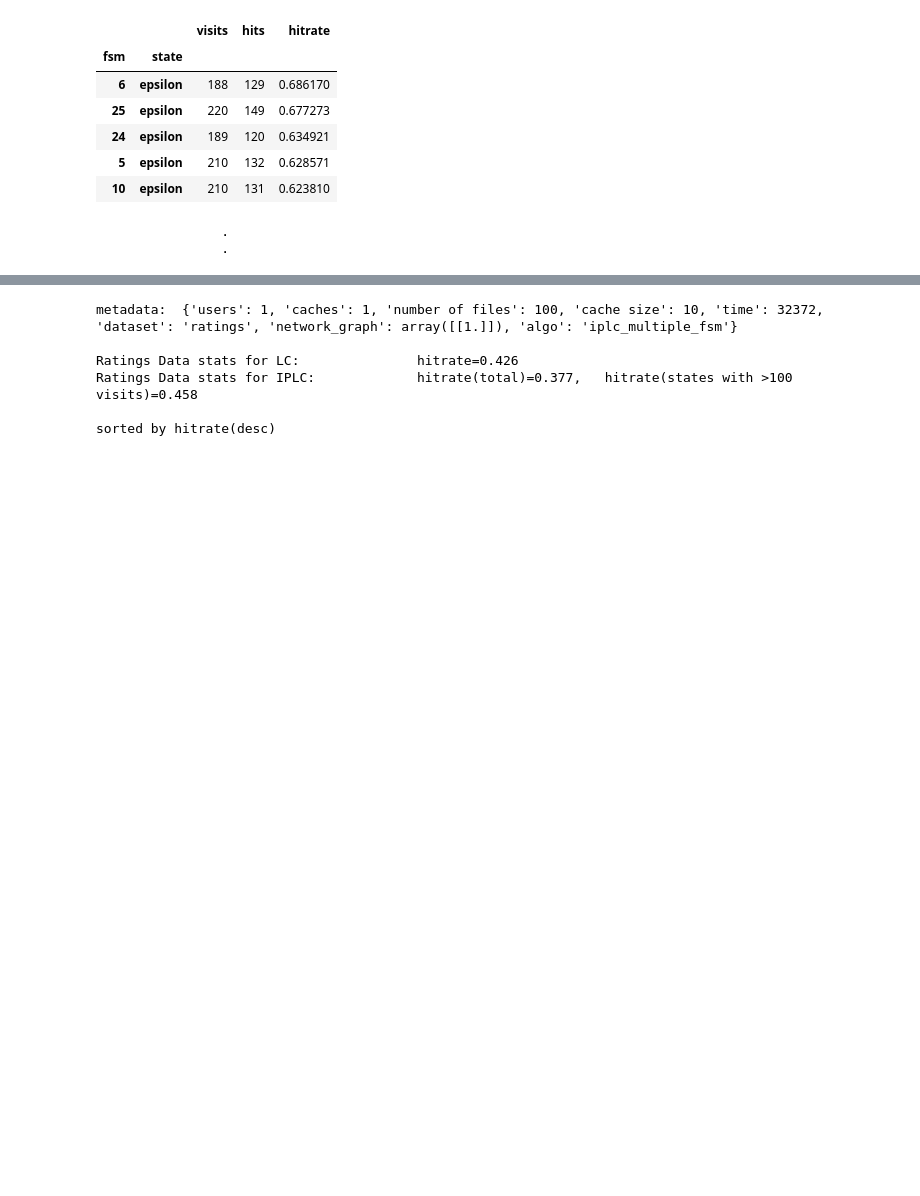
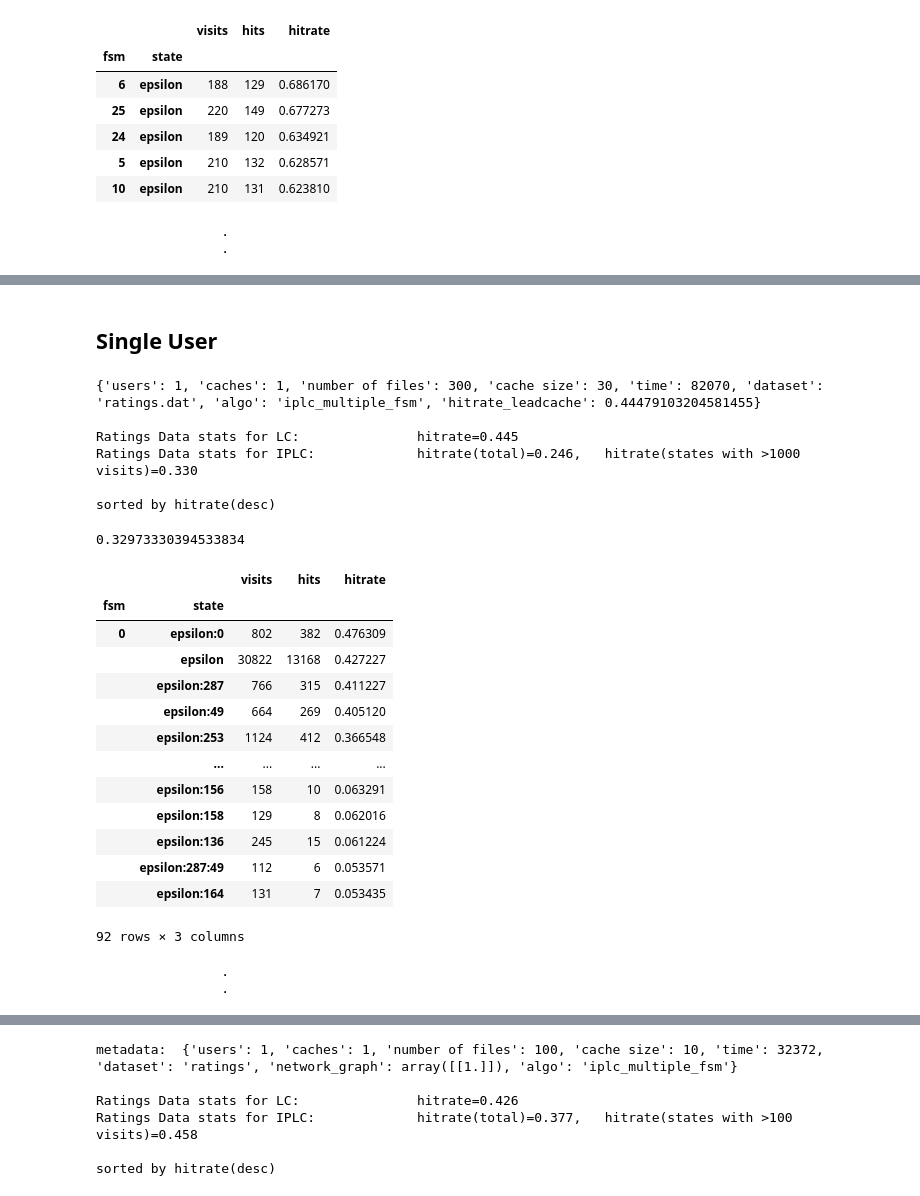
Before and after one commit to AtivJoshi/UniversalCaching, a Jupyter notebook: results.ipynb, the cells around one changed output, grey strips where cells are left out. Drawn from its saved outputs; the diff is of its cells as text; code cells hidden in the pictures; blank space fills up the shorter version.

```diff
--- a/results.ipynb
+++ b/results.ipynb
@@ -108,3 +147,24 @@ sorted by hitrate(desc)
 | 10 | epsilon | 210 | 131 | 0.623810 |
                 .
                 .
+# %%
+# Ratings Data Multi User
+# 'users': 30, 'caches': 15, 'number of files': 300, 'cache size': 30, 'time': 500, 'dataset': 'ratings.dat'
+# Data is modified so the file names are changed to [1..len(total_unique_ids)]. All files with file name greater than 300 are dropped. After loading data using load_ratings_data with given parameters, only the data[500:1000] is passed to the algorithm
+
+with pd.HDFStore(f'data/ratings_iplc_multifsm_u30_c15_t500_d10_f300_2021_10_09_11_57_03.h5') as storage:
+      df=storage['df']
+      metadata=storage.get_storer('df').attrs.metadata
+      # metadata['time']=500
+      # storage.get_storer('df').attrs.metadata=metadata
+_=metadata.pop('network_graph')
+_=metadata.pop('data_description')
+print(metadata)
+print(f'\nRatings Data stats for LC: \t\t hitrate={0.5595333333333333:.03f}')
+print(f'Ratings Data stats for IPLC: \t\t hitrate(total)={0.521:0.3f}, \t hitrate(states with >100 visits)={0.5355624497299781:0.3f}')
+df1=df.drop(df[df['visits']<100].index)
+df1.sort_values(by='hitrate',ascending=False,inplace=True)
+print('\nsorted by hitrate(desc)')
+# df['hits'].sum()/df['visits'].sum()
+# df1['hits'].sum()/df1['visits'].sum()
+df1[:5];print('\t\t.\n\t\t.')
@@ -110,0 +187,47 @@ sorted by hitrate(desc)
+# %% [markdown]
+## Single User
+# %%
+# Ratings Data Single User
+# 'users': 1, 'caches': 1, 'number of files': 1000, 'cache size': 100, 'time': 30000, 'dataset': 'ratings.dat'
+# Data is modified so the file names are changed to [1..len(total_unique_ids)]. All files with file name greater than 300 are dropped. Accuracy increases steadily as visits increase
+
+with pd.HDFStore(f'data/ratings_iplc_multifsm_u1_c1_t82070_d1_f300_2021_10_09_20_54_14.h5') as storage:
+      df=storage['df']
+      metadata=storage.get_storer('df').attrs.metadata
+      # metadata['dataset']='Ratings.dat'
+      # storage.get_storer('df').attrs.metadata=metadata
+_=metadata.pop('network_graph')
+_=metadata.pop('data_description')
+print(metadata)
+print(f'\nRatings Data stats for LC: \t\t hitrate={0.44479103204581455:.03f}')
+print(f'Ratings Data stats for IPLC: \t\t hitrate(total)={0.2456439624710613:0.3f}, \t hitrate(states with >1000 visits)={0.32973330394533834:0.3f}')
+df1=df.drop(df[df['visits']<100].index)
+df1.sort_values(by='hitrate',ascending=False,inplace=True)
+print('\nsorted by hitrate(desc)')
+# df['hits'].sum()/df['visits'].sum()
+df1['hits'].sum()/df1['visits'].sum()
+df1;print('\t\t.\n\t\t.')
+# %% [output]
+{'users': 1, 'caches': 1, 'number of files': 300, 'cache size': 30, 'time': 82070, 'dataset': 'ratings.dat', 'algo': 'iplc_multiple_fsm', 'hitrate_leadcache': 0.44479103204581455}
+
+Ratings Data stats for LC:               hitrate=0.445
+Ratings Data stats for IPLC:             hitrate(total)=0.246,   hitrate(states with >1000 visits)=0.330
+
+sorted by hitrate(desc)
+0.32973330394533834
+|  |  | visits | hits | hitrate |
+| fsm | state |  |  |  |
+| 0 | epsilon:0 | 802 | 382 | 0.476309 |
+|  | epsilon | 30822 | 13168 | 0.427227 |
+|  | epsilon:287 | 766 | 315 | 0.411227 |
+|  | epsilon:49 | 664 | 269 | 0.405120 |
+|  | epsilon:253 | 1124 | 412 | 0.366548 |
+|  | ... | ... | ... | ... |
+|  | epsilon:156 | 158 | 10 | 0.063291 |
+|  | epsilon:158 | 129 | 8 | 0.062016 |
+|  | epsilon:136 | 245 | 15 | 0.061224 |
+|  | epsilon:287:49 | 112 | 6 | 0.053571 |
+|  | epsilon:164 | 131 | 7 | 0.053435 |
+92 rows × 3 columns
+                .
+                .
```
Also changed, not shown: parts of 4 cells of this notebook.
